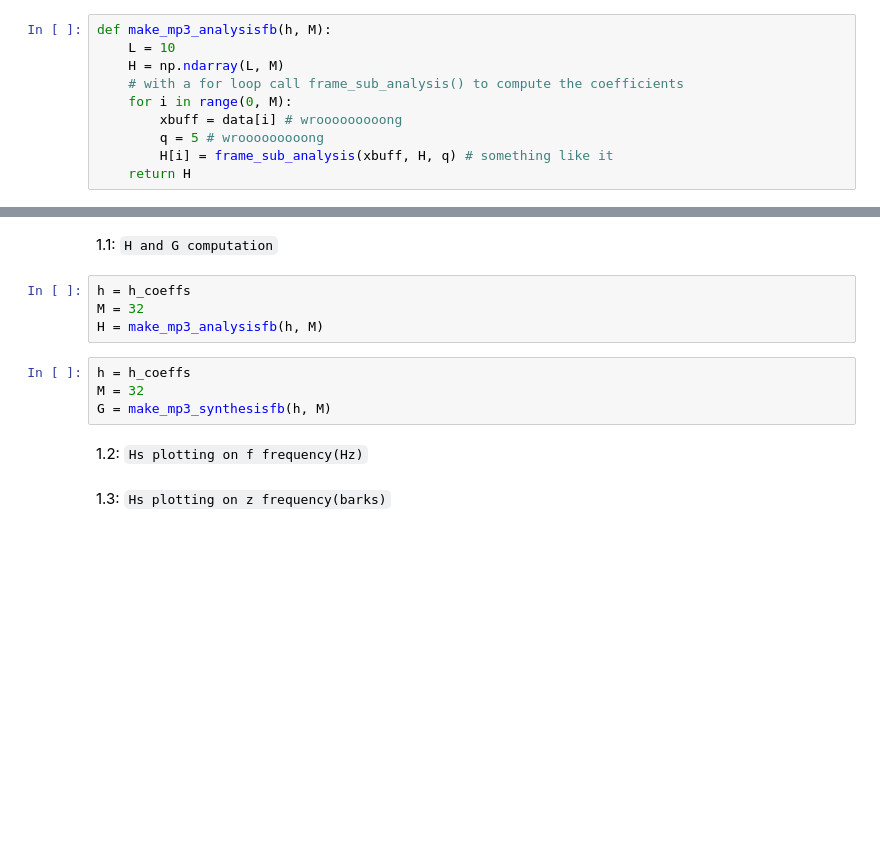
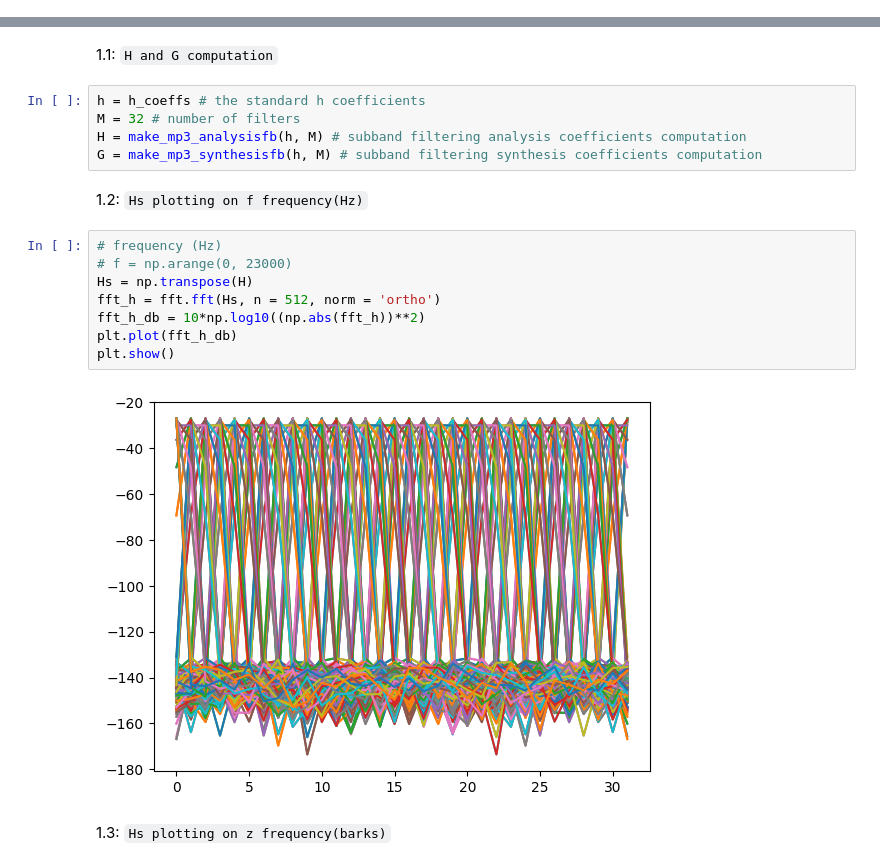
Before and after one commit to giahou2000/Simplified-mp3-QODEC, a Jupyter notebook: CODEC.ipynb, the cells around one changed output, grey strips where cells are left out. Drawn from its saved outputs; the diff is of its cells as text; blank space fills up the shorter version.

```diff
--- a/CODEC.ipynb
+++ b/CODEC.ipynb
@@ -49,10 +46,0 @@ We will work with <class 'numpy.ndarray'>
-# %%
-def make_mp3_analysisfb(h, M):
-    L = 10
-    H = np.ndarray(L, M)
-    # with a for loop call frame_sub_analysis() to compute the coefficients
-    for i in range(0, M):
-        xbuff = data[i] # wrooooooooong
-        q = 5 # wrooooooooong
-        H[i] = frame_sub_analysis(xbuff, H, q) # something like it
-    return H
@@ -71,16 +50,23 @@ def make_mp3_synthesisfb(h, M):
 ### 1) Subband filtering
 # %% [markdown]
 1.1: `H and G computation`
-# %%
-h = h_coeffs
-M = 32
-H = make_mp3_analysisfb(h, M)
-# %%
-h = h_coeffs
-M = 32
-G = make_mp3_synthesisfb(h, M)
+# %%
+h = h_coeffs # the standard h coefficients
+M = 32 # number of filters
+H = make_mp3_analysisfb(h, M) # subband filtering analysis coefficients computation
+G = make_mp3_synthesisfb(h, M) # subband filtering synthesis coefficients computation
 # %% [markdown]
 1.2: `Hs plotting on f frequency(Hz)`
+# %%
+# frequency (Hz)
+# f = np.arange(0, 23000)
+Hs = np.transpose(H)
+fft_h = fft.fft(Hs, n = 512, norm = 'ortho')
+fft_h_db = 10*np.log10((np.abs(fft_h))**2)
+plt.plot(fft_h_db)
+plt.show()
+# %% [output]
+[figure, added]
 # %% [markdown]
 1.3: `Hs plotting on z frequency(barks)`
 # %% [markdown]
```
Also changed, not shown: parts of 6 cells of this notebook, 2 other files.
